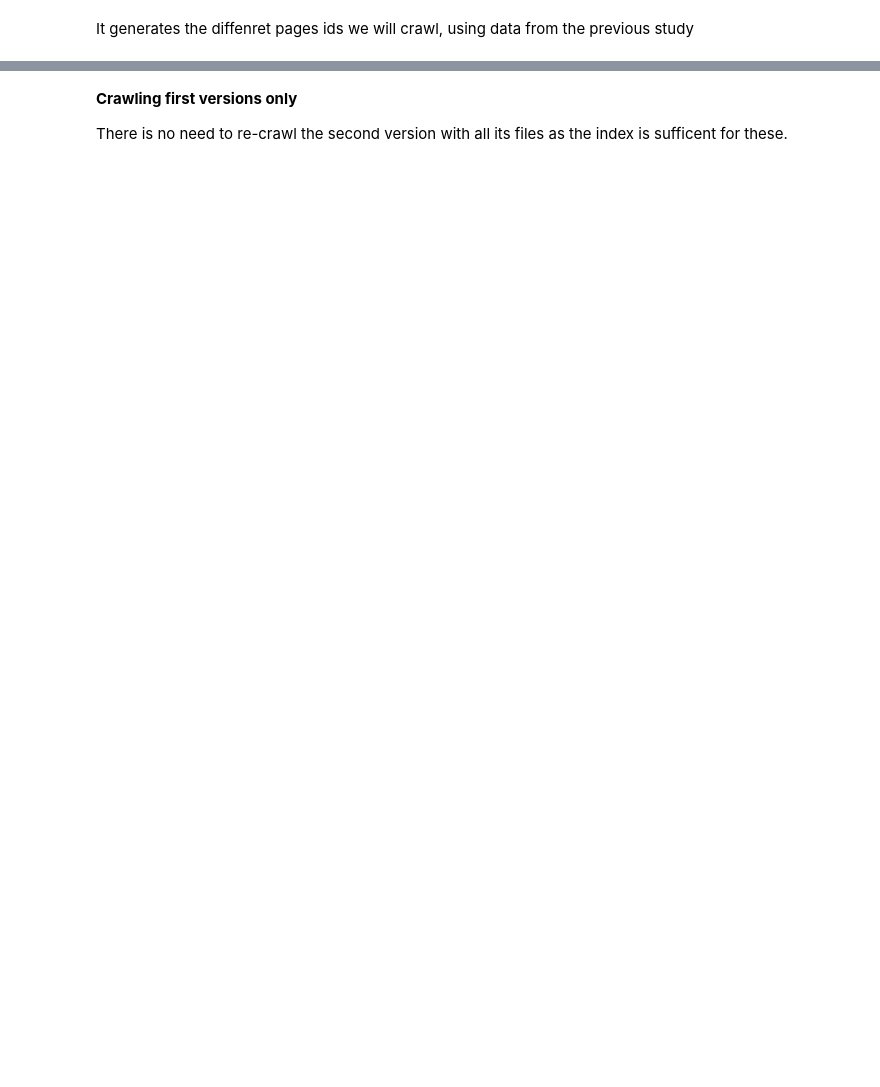
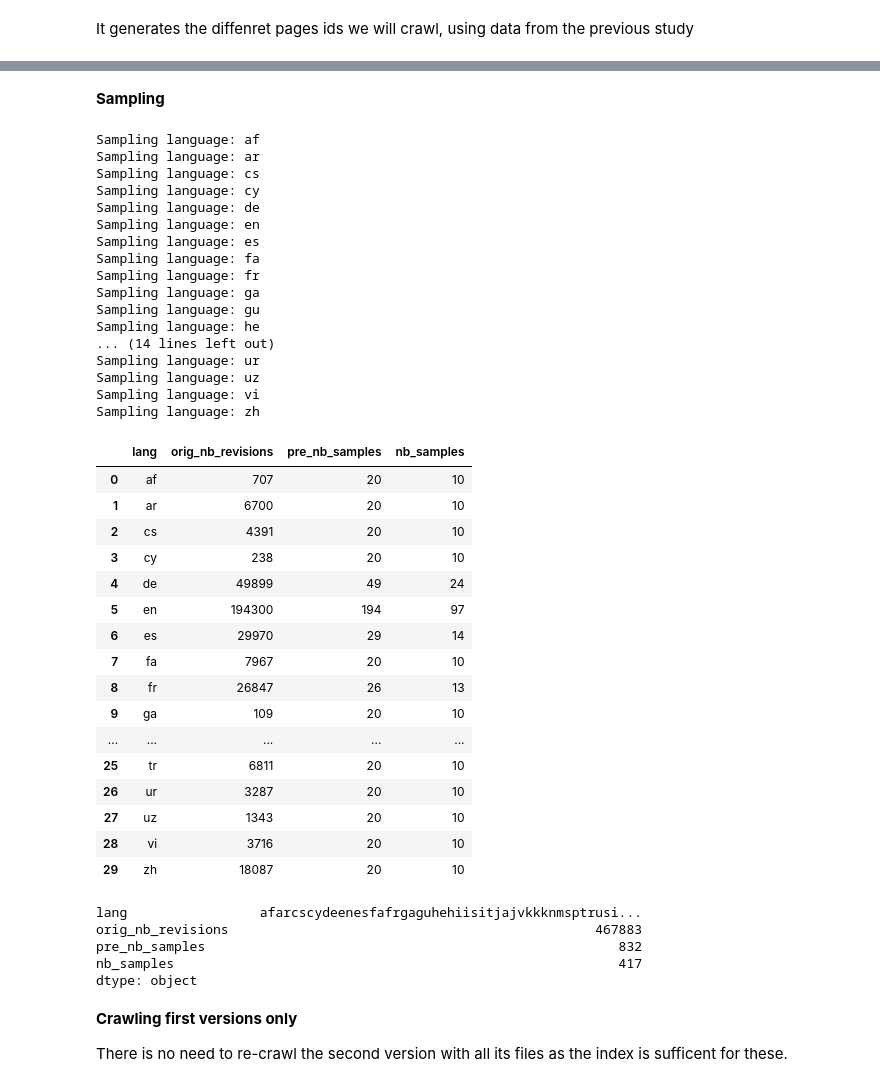
Before and after one commit to au-clan/wikinsert, a Jupyter notebook: demo_nb.ipynb, the cells around one changed output, grey strips where cells are left out. Saved outputs shown, nothing was run; the diff lists cells and outputs as text; code cells hidden in the pictures; blank space fills up the shorter version.

```diff
--- a/demo_nb.ipynb
+++ b/demo_nb.ipynb
@@ -77,3 +108,77 @@ Processing language: de
+# %% [markdown]
+**Sampling**
+# %%
+langs_stats = []
+
+for lang in langs:
+    full_revisions_path = f"{all_revisions_dir}/revisions_{lang}.parquet"
+    full_revisions_df = pd.read_parquet(full_revisions_path)
+    print(f"Sampling language: {lang}")
+    nb_total = len(full_revisions_df)
+    pre_min_to_sample = 2*min_nb_samples #we take twice the number to prevent future loss of data
+    if nb_total > pre_min_to_sample:
+        pre_nb_samples = max(pre_min_to_sample, int(revisions_sampling_size*2*nb_total))
+    else:
+        pre_nb_samples = nb_total
+
+    if nb_total > min_nb_samples:
+        nb_samples = max(min_nb_samples, int(revisions_sampling_size*nb_total))
+    else:
+        nb_samples = nb_total
+
+    langs_stats.append({
+        "lang": lang,
+        "orig_nb_revisions": nb_total,
+        "pre_nb_samples": pre_nb_samples,
+        "nb_samples": nb_samples
+    })
+
+    sampled_revisions_path = f"{rev_files_dir}/revisions_{lang}.parquet"
+    sampled_revisions = full_revisions_df.sample(n=pre_nb_samples, random_state=42)
+    sampled_revisions.to_parquet(sampled_revisions_path)
+
+display(pd.DataFrame(langs_stats))
+display(pd.DataFrame(langs_stats).sum())
+# %% [output]
+Sampling language: af
+Sampling language: ar
+Sampling language: cs
+Sampling language: cy
+Sampling language: de
+Sampling language: en
+Sampling language: es
+Sampling language: fa
+Sampling language: fr
+Sampling language: ga
+Sampling language: gu
+Sampling language: he
+... (14 lines left out)
+Sampling language: ur
+Sampling language: uz
+Sampling language: vi
+Sampling language: zh
+|  | lang | orig_nb_revisions | pre_nb_samples | nb_samples |
+| 0 | af | 707 | 20 | 10 |
+| 1 | ar | 6700 | 20 | 10 |
+| 2 | cs | 4391 | 20 | 10 |
+| 3 | cy | 238 | 20 | 10 |
+| 4 | de | 49899 | 49 | 24 |
+| 5 | en | 194300 | 194 | 97 |
+| 6 | es | 29970 | 29 | 14 |
+| 7 | fa | 7967 | 20 | 10 |
+| 8 | fr | 26847 | 26 | 13 |
+| 9 | ga | 109 | 20 | 10 |
+| ... | ... | ... | ... | ... |
+| 25 | tr | 6811 | 20 | 10 |
+| 26 | ur | 3287 | 20 | 10 |
+| 27 | uz | 1343 | 20 | 10 |
+| 28 | vi | 3716 | 20 | 10 |
+| 29 | zh | 18087 | 20 | 10 |
+lang                 afarcscydeenesfafrgaguhehiisitjajvkkknmsptrusi...
+orig_nb_revisions                                               467883
+pre_nb_samples                                                     832
+nb_samples                                                         417
+dtype: object
 # %% [markdown]
 **Crawling first versions only**
 
```
Also changed, not shown: parts of 12 cells of this notebook, 11 other files.
